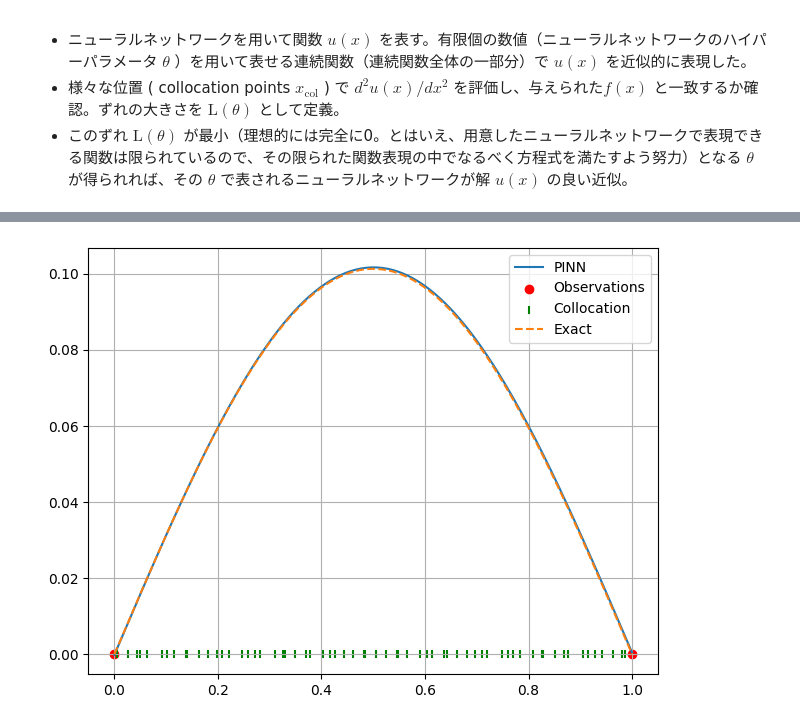
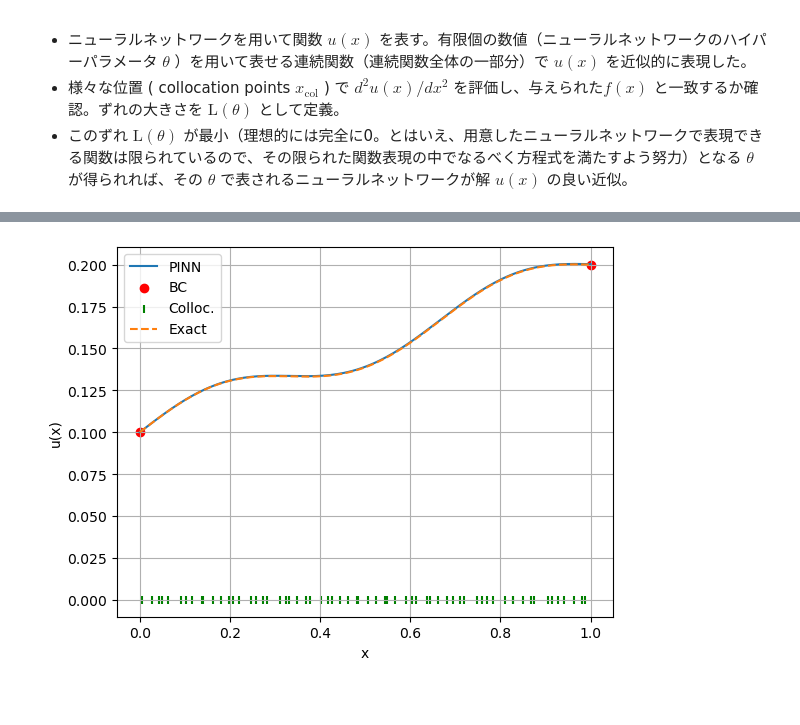
Before and after one commit to smaeyama/lec_Summer_Student_Program, a Jupyter notebook: ssp2025/01_pinn/PINN.ipynb, the cells around one changed output, grey strips where cells are left out. Cells and saved outputs as stored; diff of their text form; code cells hidden in the pictures; blank space fills up the shorter version.

```diff
--- a/ssp2025/01_pinn/PINN.ipynb
+++ b/ssp2025/01_pinn/PINN.ipynb
@@ -92,36 +144,41 @@ class PINN_Poisson:
 # %%
+# ----------------------------
+# 別の f(x) や u(0), u(1) の問題設定についても適用してみる
+# ----------------------------
+
 # --- 問題定義 ---
 D = 1  # 入力の次元数（ここでは1次元のPoisson方程式を対象）
-f_fn = lambda x: -jnp.sin(jnp.pi * x[:, 0])  # 右辺関数 f(x)（JAX配列対応）
-x_obs = jnp.array([[0.0], [1.0]])  # 観測点（境界条件などに対応）
-u_obs = jnp.array([0.0, 0.0])      # 観測値（境界値）
+f_fn = lambda x: -jnp.sin(3 * jnp.pi * x[:, 0]) # 右辺関数 f(x)（JAX配列対応）
+x_obs = jnp.array([[0.0], [1.0]])  # 観測点 x（境界条件などに対応）
+u_obs = jnp.array([0.1, 0.2])      # 観測値 u(x)（境界値など）
 
-# --- PINNモデルの作成 ---
-model = MLP([D, 64, 64, 1])        # MLP: D次元→スカラー出力（64ユニット×2層）
-solver = PINN_Poisson(model)      # PINNクラスにモデルを渡してインスタンス化
+# --- PDE評価位置 (Collocation points) の選定 ---
+sampler = Sobol(d=D, scramble=True, seed=0)  # Sobol点列（低偏差系列）でほぼ均質な乱数配置
+x_col = jnp.array(sampler.random_base2(m=6)) # 2^6 = 64個のCollocation
+f_col = f_fn(x_col).reshape(-1, 1)           # f(x)をCollocation点で評価（(64,1)
 
-# --- PDE評価位置 (Collocation points)の選定 ---
-sampler = Sobol(d=D, scramble=True, seed=0)  # Sobol点列（低偏差系列）でほぼ均質な乱数配置
-x_col = jnp.array(sampler.random_base2(m=6))  # 2^6 = 64個のCollocation点
-f_col = f_fn(x_col).reshape(-1, 1)            # f(x)をCollocation点で評価（(64,1)）
+# --- PINN学習 ---
+nn_model = MLP(rngs=nnx.Rngs(0))     # ニューラルネットワークの初期化
+pinn_solver = PINN_Poisson(nn_model) # PINNソルバーインスタンスを作成
+t0 = timer()
+pinn_solver.train(x_col, f_col, x_obs, u_obs, n_epochs=2500) # 上記問題に対して学習実行
+t1 = timer(); print("Elapsed time [sec] =", t1 - t0)
 
-# --- PINNの学習（NNモデルの関数がPDEを満たすように係数調整）---
-t0 = timer()
-solver.train(x_col, f_col, x_obs, u_obs, n_epochs=1500)  # PDE項・観測誤差を最小化
-t1 = timer(); print("Elapsed time [sec] =", t1-t0)       # 実行時間を出力
+# --- 予測と可視化 ---
+x_plot = jnp.linspace(0, 1, 200).reshape(-1, D) # 可視化用の均等点（200点）
+u_pred = pinn_solver.predict(x_plot)            # 学習済みモデルで予測
 
-# --- 予測結果 ---
-x_plot = jnp.linspace(0, 1, 200).reshape(-1, D)  # 可視化用の均等点（200点）
-u_pred = solver.predict(x_plot)                 # 学習済みモデルで予測
+u_exact = lambda x: jnp.sin(3*jnp.pi * x[:, 0]) / ((3*jnp.pi) ** 2) + 0.1 + 0.1*x[:,0] # 結果比較用の解析解
 
-# --- 可視化 ---
-plt.plot(x_plot[:, 0], u_pred, label="PINN")                    # PINNによる予測解
-plt.scatter(x_obs[:, 0], u_obs, c="red", label="Observations")  # 観測点（赤）
-plt.scatter(x_col, jnp.zeros_like(x_col), marker="|", c="green", label="Collocation")  # Collocation点（緑の縦棒）
-u_exact = lambda x: jnp.sin(jnp.pi * x[:, 0]) / (jnp.pi ** 2)   # Poisson方程式の解析解
-plt.plot(x_plot[:, 0], u_exact(x_plot), '--', label="Exact")    # 解析解（点線）
-plt.grid()
-plt.legend()
-plt.tight_layout()
+fig = plt.figure()
+ax = fig.add_subplot(111)
+ax.plot(x_plot[:, 0], u_pred, label="PINN")
+ax.scatter(x_obs[:, 0], u_obs, c="red", label="BC")
+ax.scatter(x_col[:, 0], jnp.zeros_like(x_col[:, 0]), marker="|", c="green", label="Colloc.")
+ax.plot(x_plot[:, 0], u_exact(x_plot), '--', label="Exact")
+ax.set_xlabel("x")
+ax.set_ylabel("u(x)")
+ax.legend()
+ax.grid()
 plt.show()
 # %% [output]
@@ -140 +197 @@ Elapsed time [sec] = 2.4700210094451904
-[figure, old version]
+[figure, new version]
```
Also changed, not shown: parts of 5 cells of this notebook, 8 other files.
